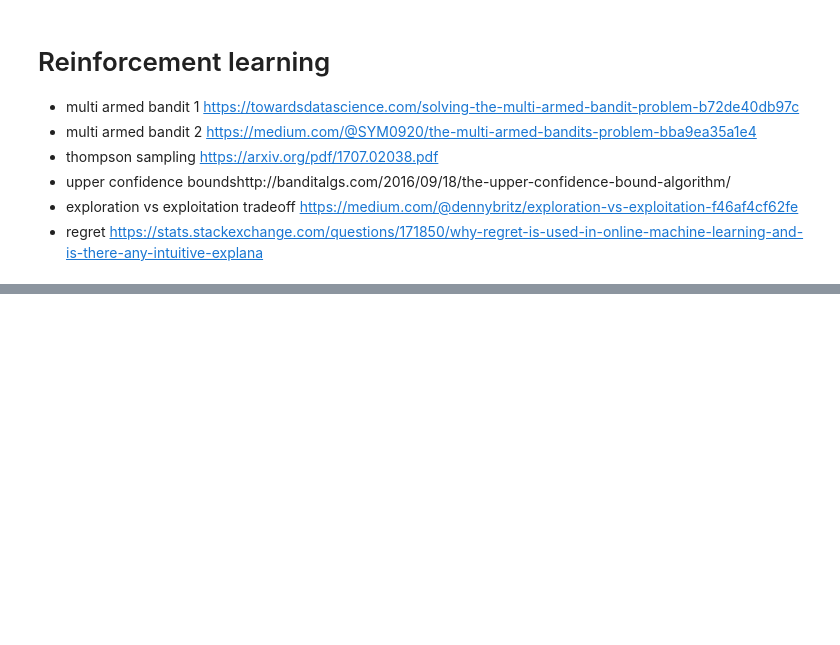
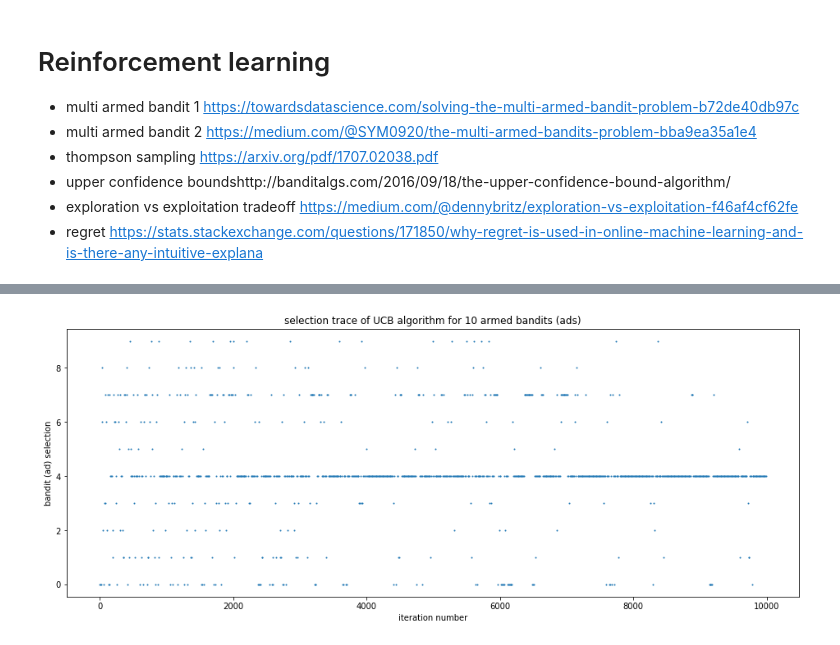
Before and after one commit to darrahts/machinelearning, a Jupyter notebook: reinforcementLearning/reinforcementLearning.ipynb, the cells around one changed output, grey strips where cells are left out. Saved outputs shown, nothing was run; the diff lists cells and outputs as text; code cells hidden in the pictures; blank space fills up the shorter version.

Commit message:
finished UCB algorithm

```diff
--- a/reinforcementLearning/reinforcementLearning.ipynb
+++ b/reinforcementLearning/reinforcementLearning.ipynb
@@ -15,0 +112,18 @@ import matplotlib.pyplot as plt
+# %%
+factor = 10
+displayed = []
+count = np.arange(0, rows)
+for i in range(0, rows):
+    if(i % factor == 0):
+        displayed.append(selected[i])
+    else:
+        displayed.append(None)
+
+plt.figure(figsize=(16, 6))
+plt.scatter(count, displayed, s=1)
+plt.title("selection trace of UCB algorithm for 10 armed bandits (ads)")
+plt.xlabel("iteration number")
+plt.ylabel("bandit (ad) selection")
+plt.show()
+# %% [output]
+[figure, added]
```
Also changed, not shown: parts of 16 cells of this notebook.
